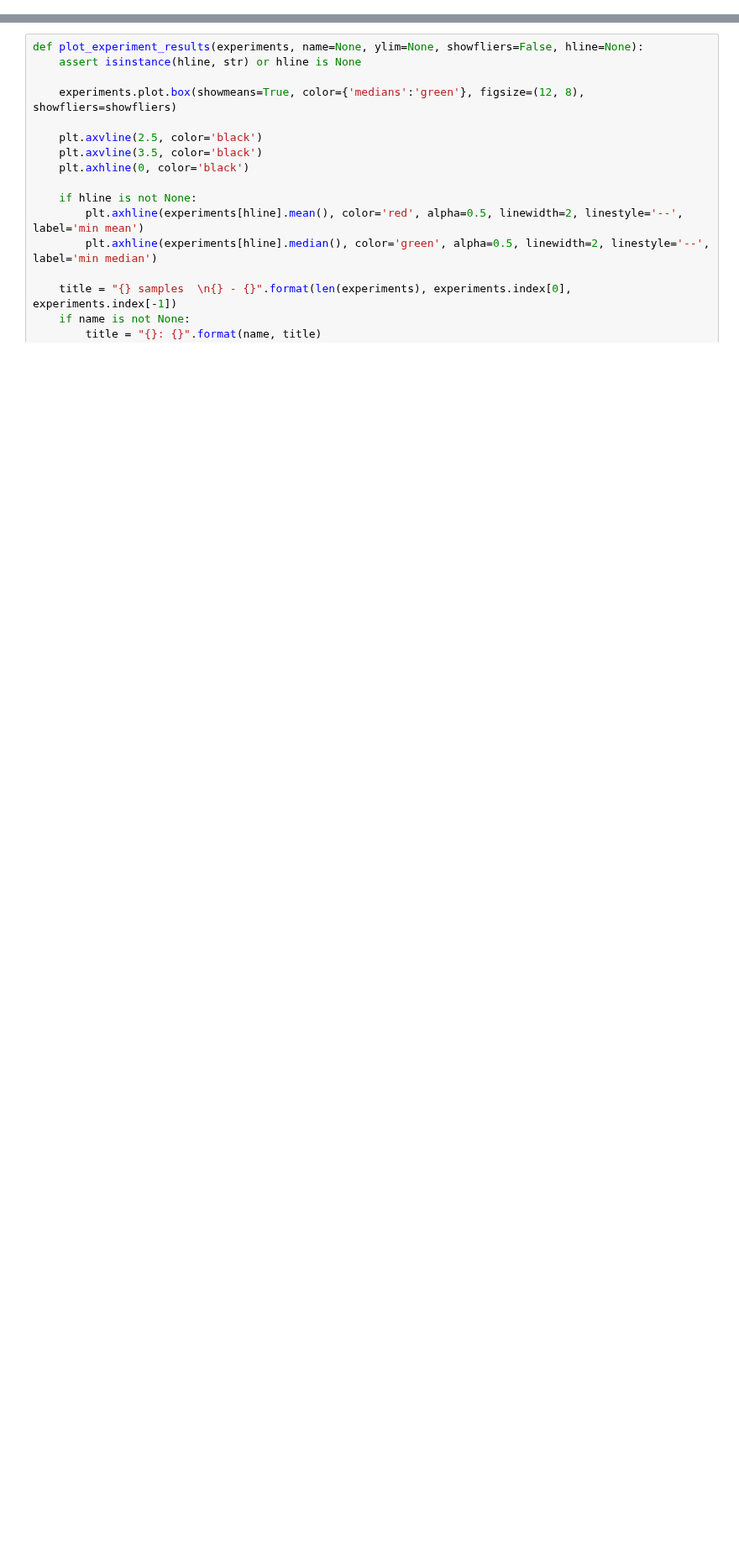
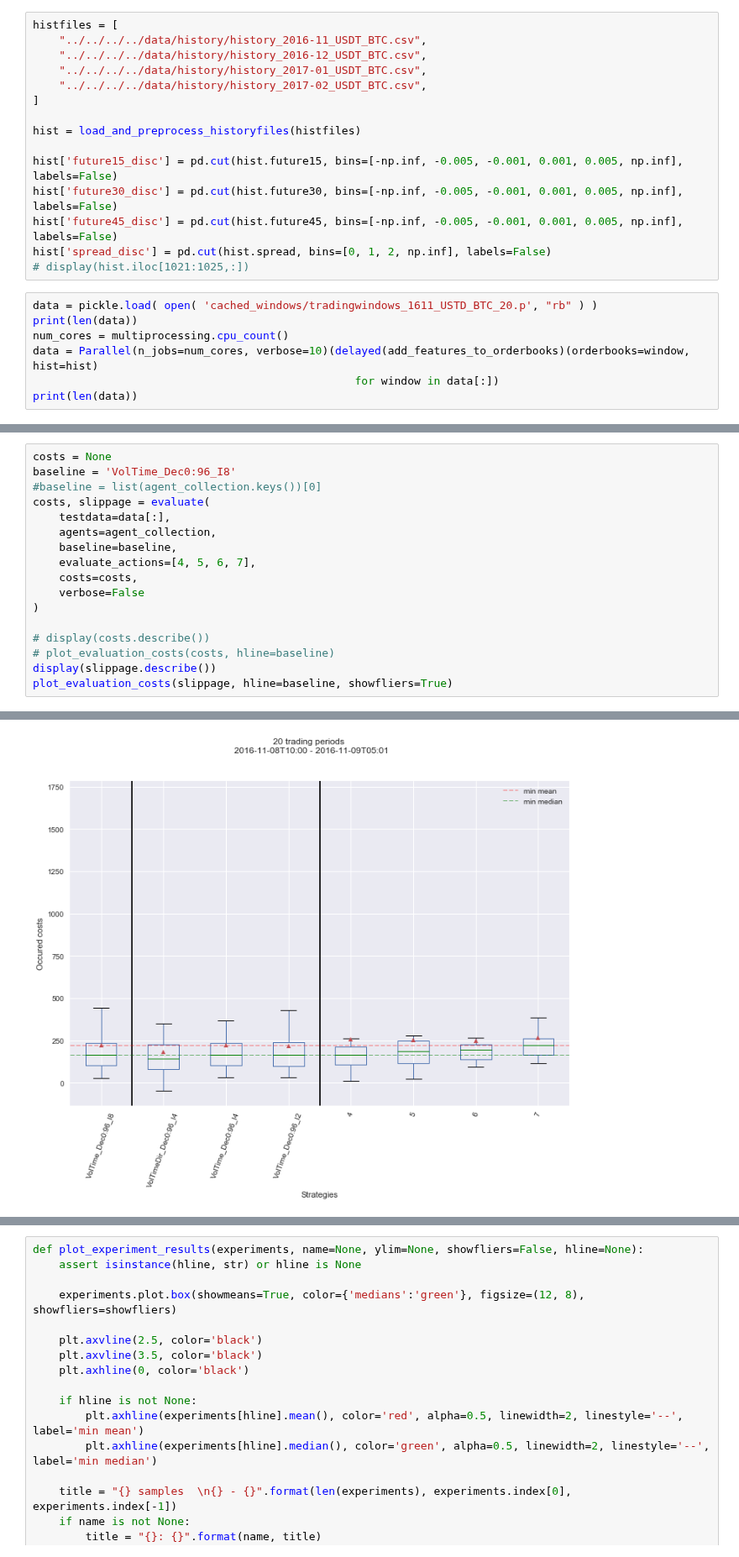
Before and after one commit to axelperschmann/orderbook_agent, a Jupyter notebook: orderbook_agent/notebooks/5_evaluate_strategies.ipynb, the cells around one changed output, grey strips where cells are left out. Shown at 84% size. Saved outputs shown, nothing was run; the diff lists cells and outputs as text; blank space fills up the shorter version.

```diff
--- a/orderbook_agent/notebooks/5_evaluate_strategies.ipynb
+++ b/orderbook_agent/notebooks/5_evaluate_strategies.ipynb
@@ -18,0 +94,22 @@ from helper.Q_learning import QLearn, round_custombase
+# %%
+histfiles = [
+    "../../../../data/history/history_2016-11_USDT_BTC.csv",
+    "../../../../data/history/history_2016-12_USDT_BTC.csv",
+    "../../../../data/history/history_2017-01_USDT_BTC.csv",
+    "../../../../data/history/history_2017-02_USDT_BTC.csv",
+]
+
+hist = load_and_preprocess_historyfiles(histfiles)
+
+hist['future15_disc'] = pd.cut(hist.future15, bins=[-np.inf, -0.005, -0.001, 0.001, 0.005, np.inf], labels=False)
+hist['future30_disc'] = pd.cut(hist.future30, bins=[-np.inf, -0.005, -0.001, 0.001, 0.005, np.inf], labels=False)
+hist['future45_disc'] = pd.cut(hist.future45, bins=[-np.inf, -0.005, -0.001, 0.001, 0.005, np.inf], labels=False)
+hist['spread_disc'] = pd.cut(hist.spread, bins=[0, 1, 2, np.inf], labels=False)
+# display(hist.iloc[1021:1025,:])
+# %%
+data = pickle.load( open( 'cached_windows/tradingwindows_1611_USTD_BTC_20.p', "rb" ) )
+print(len(data))
+num_cores = multiprocessing.cpu_count()
+data = Parallel(n_jobs=num_cores, verbose=10)(delayed(add_features_to_orderbooks)(orderbooks=window, hist=hist)
+                                                 for window in data[:])
+print(len(data))
@@ -18,0 +164,18 @@ from helper.Q_learning import QLearn, round_custombase
+# %%
+costs = None
+baseline = 'VolTime_Dec0:96_I8'
+#baseline = list(agent_collection.keys())[0]
+costs, slippage = evaluate(
+    testdata=data[:],
+    agents=agent_collection,
+    baseline=baseline,
+    evaluate_actions=[4, 5, 6, 7],
+    costs=costs,
+    verbose=False
+)
+
+# display(costs.describe())
+# plot_evaluation_costs(costs, hline=baseline)
+display(slippage.describe())
+plot_evaluation_costs(slippage, hline=baseline, showfliers=True)
+# %% [output]
@@ -18,0 +197 @@ from helper.Q_learning import QLearn, round_custombase
+[figure, added]
```
Also changed, not shown: parts of 25 cells of this notebook, 2 other files.
